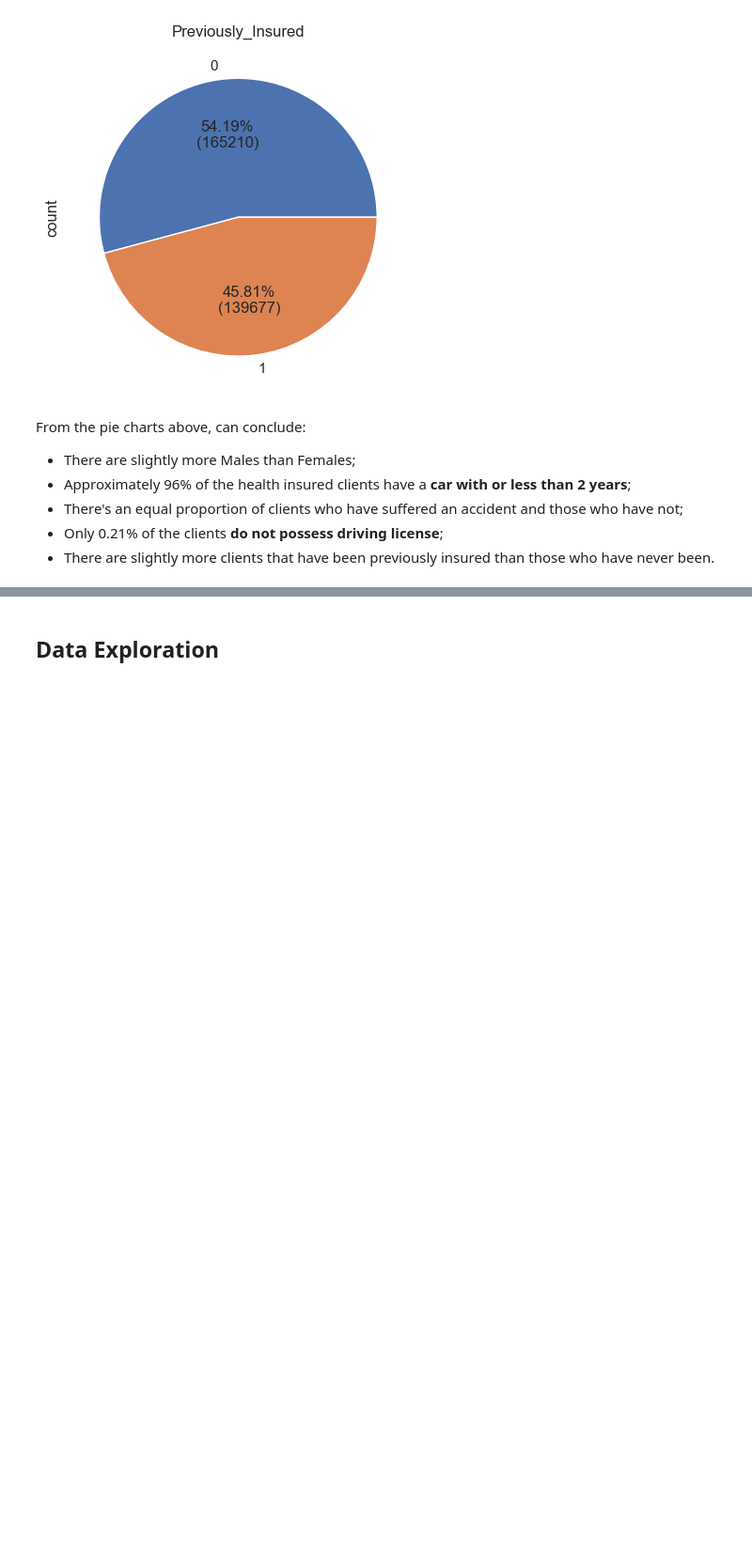
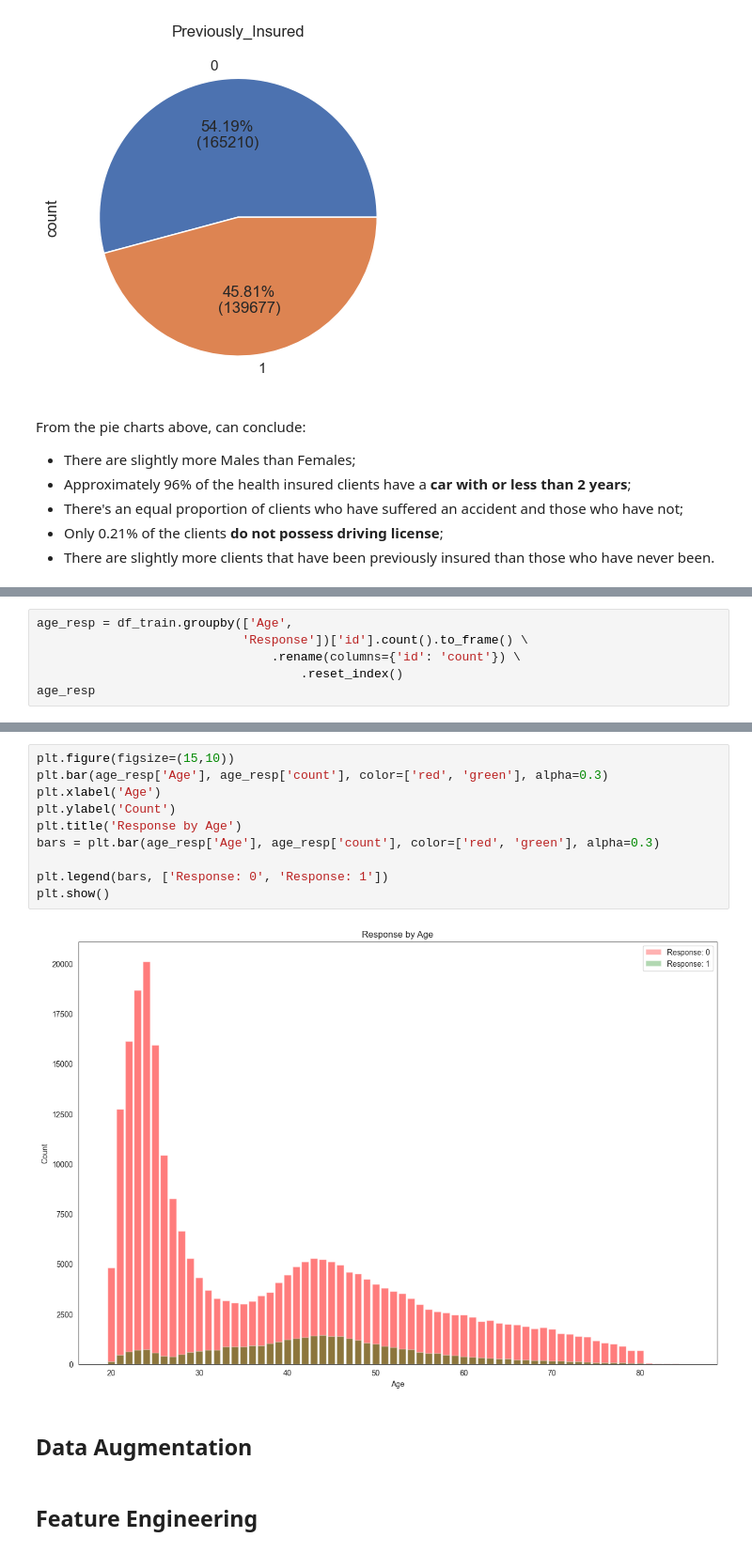
Before and after one commit to HugoTex98/Health-Insurance-Cross-Sell-Prediction, a Jupyter notebook: Health_Insurance_Cross_Sell_Prediction.ipynb, the cells around one changed output, grey strips where cells are left out. Shown at 94% size. Saved outputs shown, nothing was run; the diff lists cells and outputs as text; blank space fills up the shorter version.

```diff
--- a/Health_Insurance_Cross_Sell_Prediction.ipynb
+++ b/Health_Insurance_Cross_Sell_Prediction.ipynb
@@ -224,0 +322,6 @@ From the pie charts above, can conclude:
+# %%
+age_resp = df_train.groupby(['Age',
+                            'Response'])['id'].count().to_frame() \
+                                .rename(columns={'id': 'count'}) \
+                                    .reset_index()
+age_resp
@@ -225,2 +342,16 @@ From the pie charts above, can conclude:
+# %%
+plt.figure(figsize=(15,10))
+plt.bar(age_resp['Age'], age_resp['count'], color=['red', 'green'], alpha=0.3)
+plt.xlabel('Age')
+plt.ylabel('Count')
+plt.title('Response by Age')
+bars = plt.bar(age_resp['Age'], age_resp['count'], color=['red', 'green'], alpha=0.3)
+
+plt.legend(bars, ['Response: 0', 'Response: 1'])
+plt.show()
+# %% [output]
+[figure, added]
 # %% [markdown]
-## **Data Exploration**
+## **Data Augmentation**
+# %% [markdown]
+## **Feature Engineering**
```
Also changed, not shown: parts of 16 cells of this notebook.
